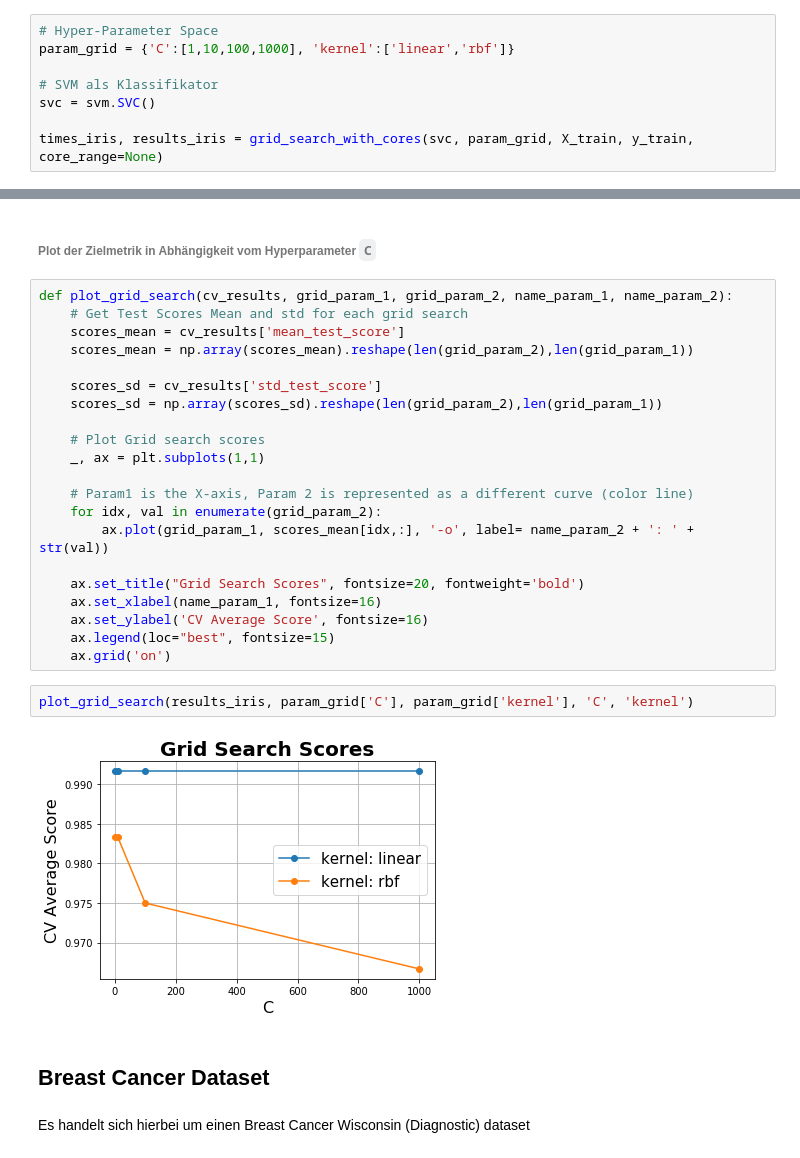
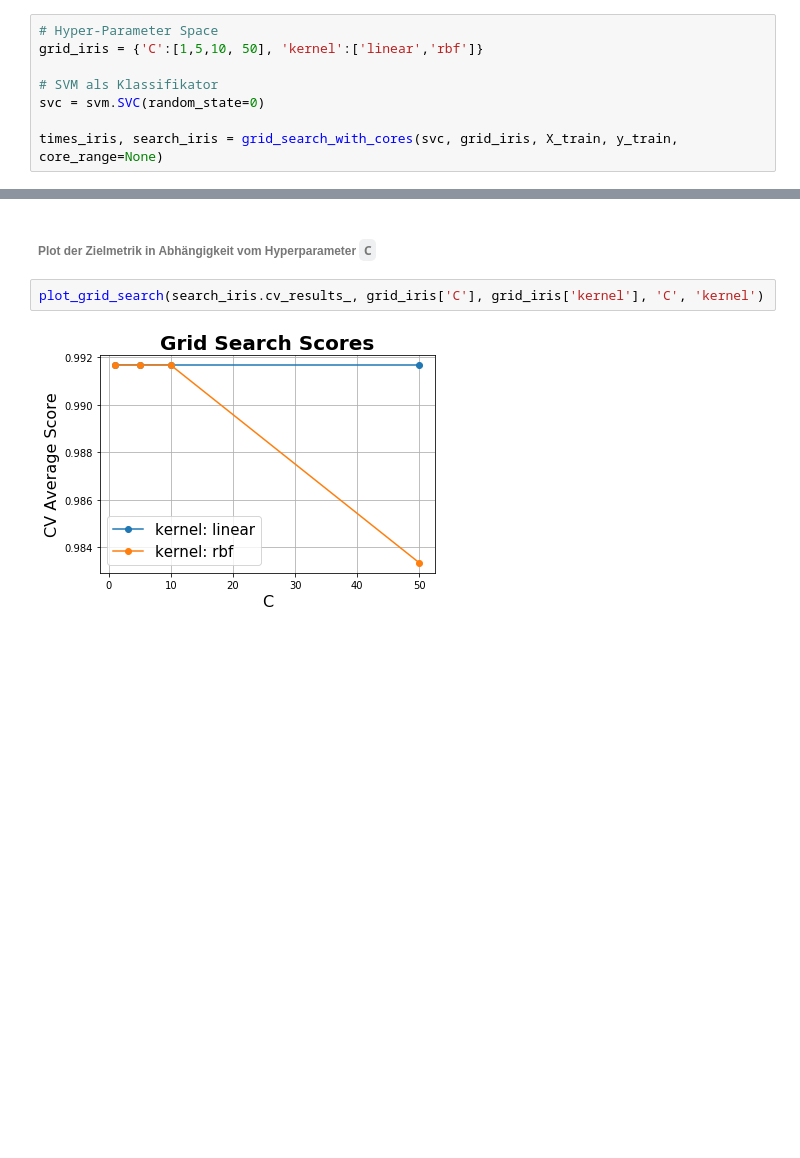
Before and after one commit to tecoKIT/smart-data-analytics, a Jupyter notebook: Uebung2/Exercise3.ipynb, the cells around one changed output, grey strips where cells are left out. Saved outputs shown, nothing was run; the diff lists cells and outputs as text; blank space fills up the shorter version.

```diff
--- a/Uebung2/Exercise3.ipynb
+++ b/Uebung2/Exercise3.ipynb
@@ -78,8 +156,8 @@ def grid_search_with_cores(classifier, param_grid, X_train, y_train, core_range=
 # %%
 # Hyper-Parameter Space
-param_grid = {'C':[1,10,100,1000], 'kernel':['linear','rbf']}
+grid_iris = {'C':[1,5,10, 50], 'kernel':['linear','rbf']}
 
 # SVM als Klassifikator
-svc = svm.SVC()
+svc = svm.SVC(random_state=0)
 
-times_iris, results_iris = grid_search_with_cores(svc, param_grid, X_train, y_train, core_range=None)
+times_iris, search_iris = grid_search_with_cores(svc, grid_iris, X_train, y_train, core_range=None)
@@ -94,32 +190,6 @@ plot_times(times_iris)
 # %% [markdown]
 ###### Plot der Zielmetrik in Abhängigkeit vom Hyperparameter `C`
-# %%
-def plot_grid_search(cv_results, grid_param_1, grid_param_2, name_param_1, name_param_2):
-    # Get Test Scores Mean and std for each grid search
-    scores_mean = cv_results['mean_test_score']
-    scores_mean = np.array(scores_mean).reshape(len(grid_param_2),len(grid_param_1))
-
-    scores_sd = cv_results['std_test_score']
-    scores_sd = np.array(scores_sd).reshape(len(grid_param_2),len(grid_param_1))
-
-    # Plot Grid search scores
-    _, ax = plt.subplots(1,1)
-
-    # Param1 is the X-axis, Param 2 is represented as a different curve (color line)
-    for idx, val in enumerate(grid_param_2):
-        ax.plot(grid_param_1, scores_mean[idx,:], '-o', label= name_param_2 + ': ' + str(val))
-
-    ax.set_title("Grid Search Scores", fontsize=20, fontweight='bold')
-    ax.set_xlabel(name_param_1, fontsize=16)
-    ax.set_ylabel('CV Average Score', fontsize=16)
-    ax.legend(loc="best", fontsize=15)
-    ax.grid('on')
 # %%
-plot_grid_search(results_iris, param_grid['C'], param_grid['kernel'], 'C', 'kernel')
+plot_grid_search(search_iris.cv_results_, grid_iris['C'], grid_iris['kernel'], 'C', 'kernel')
 # %% [output]
-[figure, old version]
+[figure, new version]
-# %% [markdown]
-## Breast Cancer Dataset
-# %% [markdown]
-Es handelt sich hierbei um einen
-Breast Cancer Wisconsin (Diagnostic) dataset
```
Also changed, not shown: parts of 56 cells of this notebook, 1 other file.
